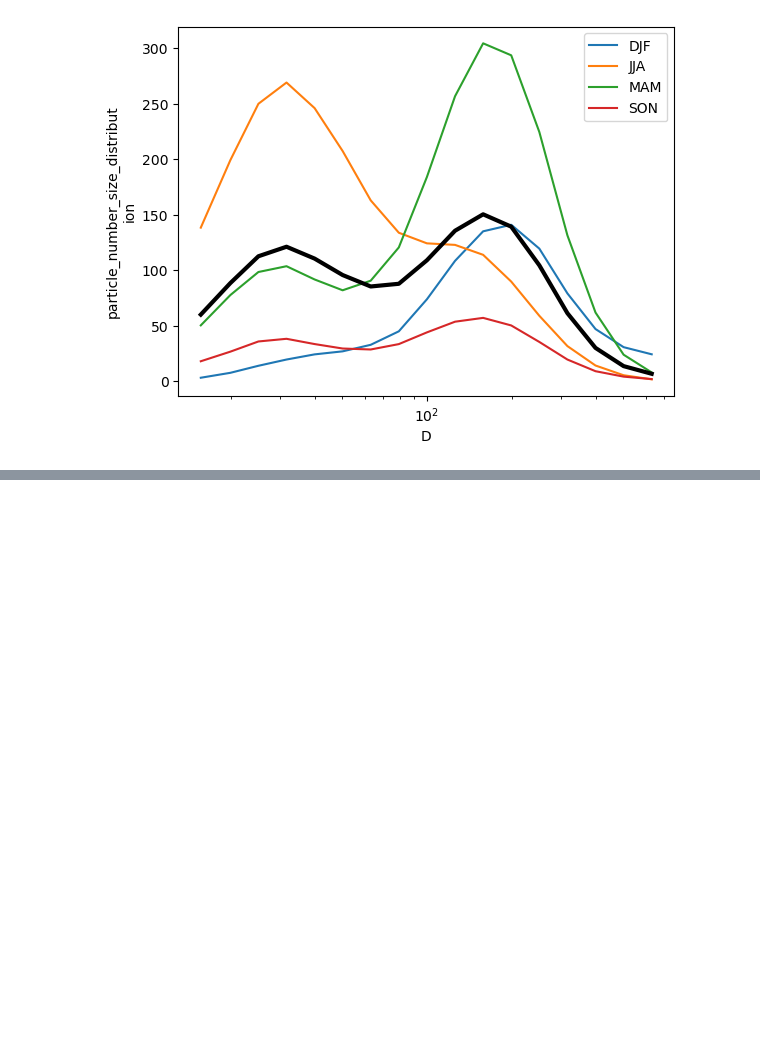
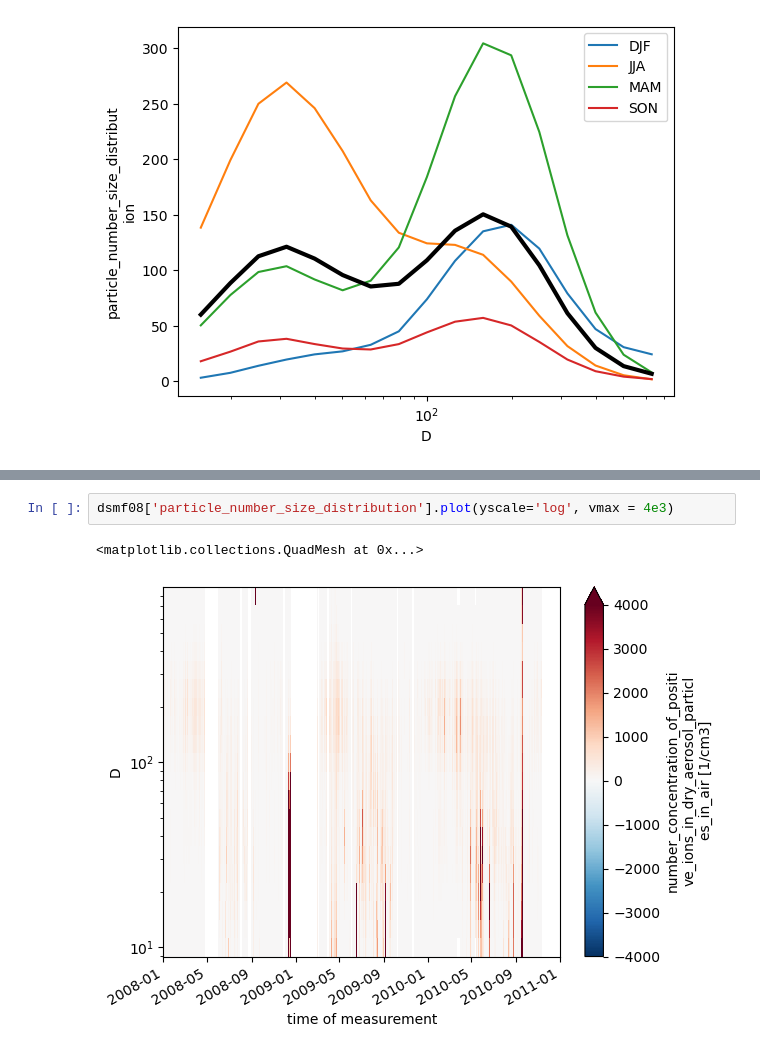
Before and after one commit to eScience-course/-Tjaernoe2022-group1, a Jupyter notebook: notebooks/Stefan/Seasonal Monthly.ipynb, the cells around one changed output, grey strips where cells are left out. Drawn from its saved outputs; the diff is of its cells as text; blank space fills up the shorter version.

```diff
--- a/notebooks/Stefan/Seasonal Monthly.ipynb
+++ b/notebooks/Stefan/Seasonal Monthly.ipynb
@@ -296,0 +430,5 @@ Coordinates:
+# %%
+dsmf08['particle_number_size_distribution'].plot(yscale='log', vmax = 4e3)
+# %% [output]
+<matplotlib.collections.QuadMesh at 0x...>
+[figure, added]
```
Also changed, not shown: parts of 15 cells of this notebook.
